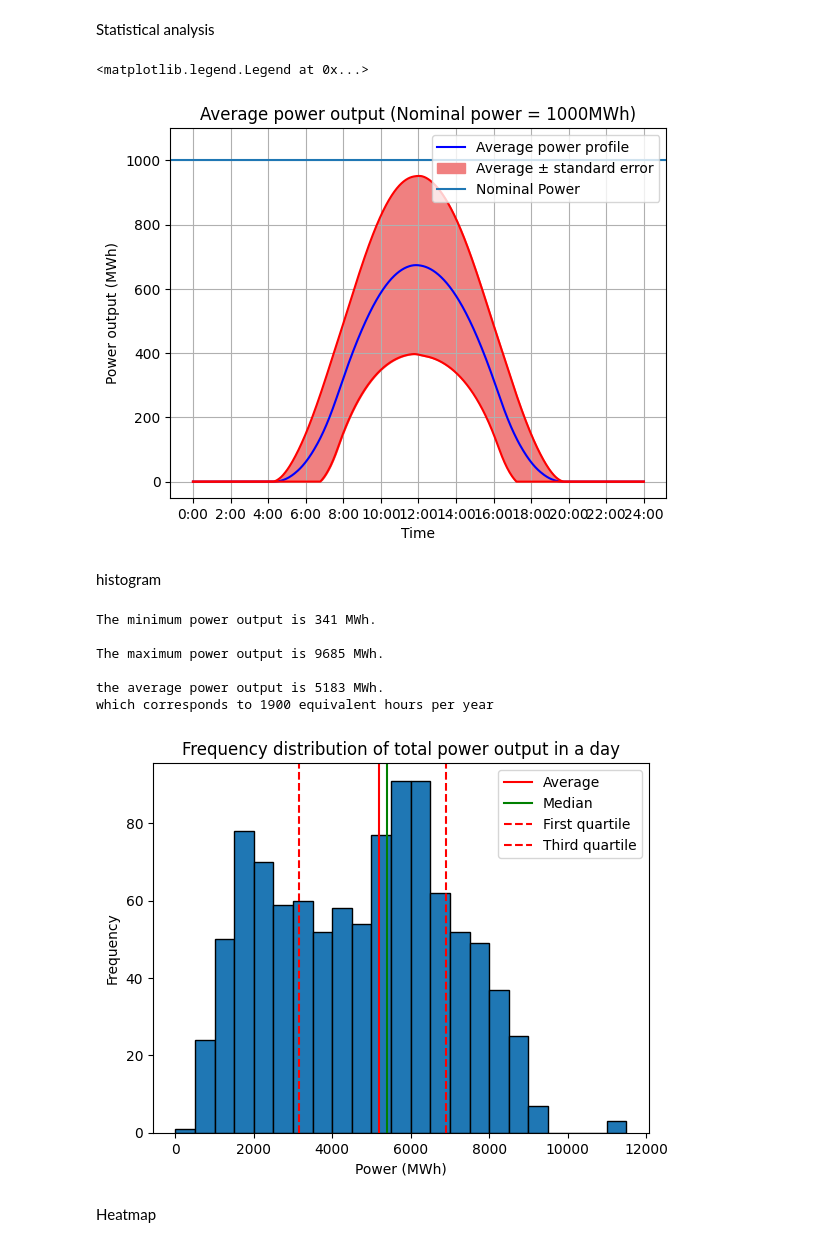
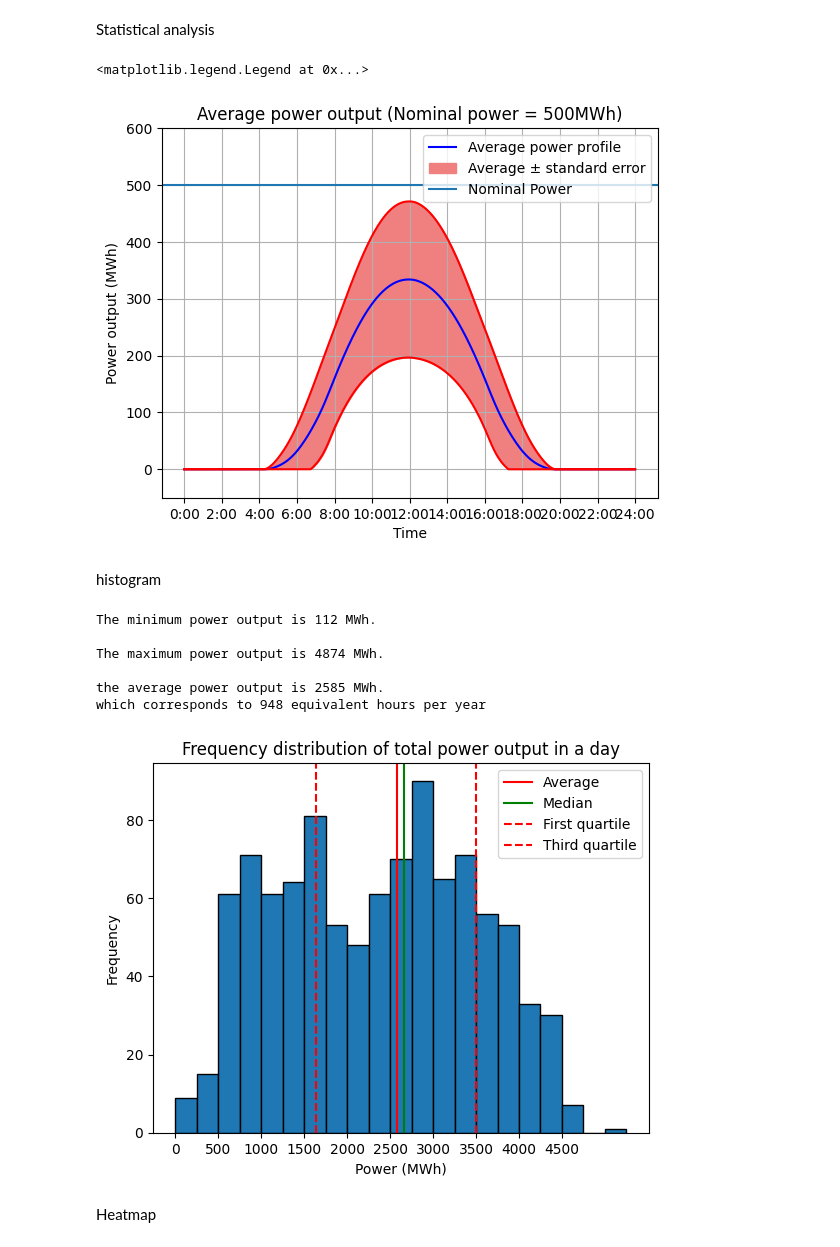
Before and after one commit to Andrea1999Broglia/Solar-field-output-simulation-by-Monte-Carlo-method, a Jupyter notebook: model.ipynb, the cells around one changed output. Saved outputs shown, nothing was run; the diff lists cells and outputs as text; code cells hidden in the pictures.

Commit message:
fixed hystogram to change field power at will

```diff
--- a/model.ipynb
+++ b/model.ipynb
@@ -17,9 +17,9 @@ from numba import njit
 
 standard_irradiance = 1000              # standard irradiance (W/m**2)
 gamma= -0.004                           # Temperature-efficiency parameter (-)
-Lat=45+27/60                        # ° -60° --> 60 °
+Lat=45+27/60                            # ° -60° --> 60 °
 PLF= 1                                  # performance decay parameter over time, not accounted for yet (-)
-plant_power=1000                        # MWh
+plant_power=500                         # MWh
 # %% [markdown]
 # Functions for Brock model of day duration
 # %%
@@ -263,11 +263,11 @@ plt.xlabel("Time")
 plt.ylabel("Power output (MWh)")
 plt.title("Average power output (Nominal power = "+ str(plant_power)+ "MWh)")
 plt.axhline(y=plant_power, label="Nominal Power")
-plt.ylim(-50,1100)
+plt.ylim(-50,plant_power+100)
 plt.legend()
 # %% [output]
 <matplotlib.legend.Legend at 0x...>
-[figure, old version]
+[figure, new version]
 # %% [markdown]
 histogram
 # %%
@@ -277,42 +277,45 @@ for i in range(len(dataset)):
 
 average_total_power=np.average(total_power_output)
 median_total_output=np.median(total_power_output)
 first_quartile=np.quantile(total_power_output, 0.25)
 third_quartile=np.quantile(total_power_output, 0.75)
 
 print("The minimum power output is "+ str(min(total_power_output))+" MWh.")
 print('')
 print("The maximum power output is "+ str(max(total_power_output))+" MWh.")
 print('')
 print("the average power output is "+ str(round(float(average_total_power)))+" MWh.")
 print('which corresponds to '+ str(round(float(average_total_power)/1000/24*8800))+ " equivalent hours per year")
-bars=np.linspace(0,11000, 11000//500 +1)
+bars=np.linspace(0,((max(total_power_output)//1000)+1)*1000, (((max(total_power_output)//1000)+1)*1000)//(plant_power//2)+1)
 
 bars_counter=np.zeros(len(bars))
 
 for i in range(len(total_power_output)):
-    level=total_power_output[i]//500
+    level=total_power_output[i]//(plant_power//2)
     bars_counter[int(level)-1]+=1
 
+hist_bars=[]
+for k in range(max(total_power_output)//(plant_power)+1):
+    hist_bars.append(int(plant_power)*k)
 
-plt.bar(bars, bars_counter, width=500, edgecolor="black", align="edge")
+plt.bar(bars, bars_counter, width=plant_power//2, edgecolor="black", align="edge")
 plt.title("Frequency distribution of total power output in a day")
 plt.ylabel("Frequency");
 plt.xlabel("Power (MWh)");
-plt.xticks([0,2000,4000,6000,8000,10000, 12000], fontsize="10");
+plt.xticks(hist_bars, fontsize="10");
 plt.axvline(x=average_total_power, label="Average", color='red')
 plt.axvline(x=median_total_output, label="Median", color ="green")
 plt.axvline(x=first_quartile, label="First quartile", color="red", linestyle="--")
 plt.axvline(x=third_quartile, label="Third quartile", color="red", linestyle="--")
 plt.legend();
 # %% [output]
-The minimum power output is 341 MWh.
+The minimum power output is 112 MWh.
 
-The maximum power output is 9685 MWh.
+The maximum power output is 4874 MWh.
 
-the average power output is 5183 MWh.
-which corresponds to 1900 equivalent hours per year
+the average power output is 2585 MWh.
+which corresponds to 948 equivalent hours per year
-[figure, old version]
+[figure, new version]
 # %% [markdown]
 Heatmap
 # %%
```
Also changed, not shown: parts of 5 cells of this notebook.
